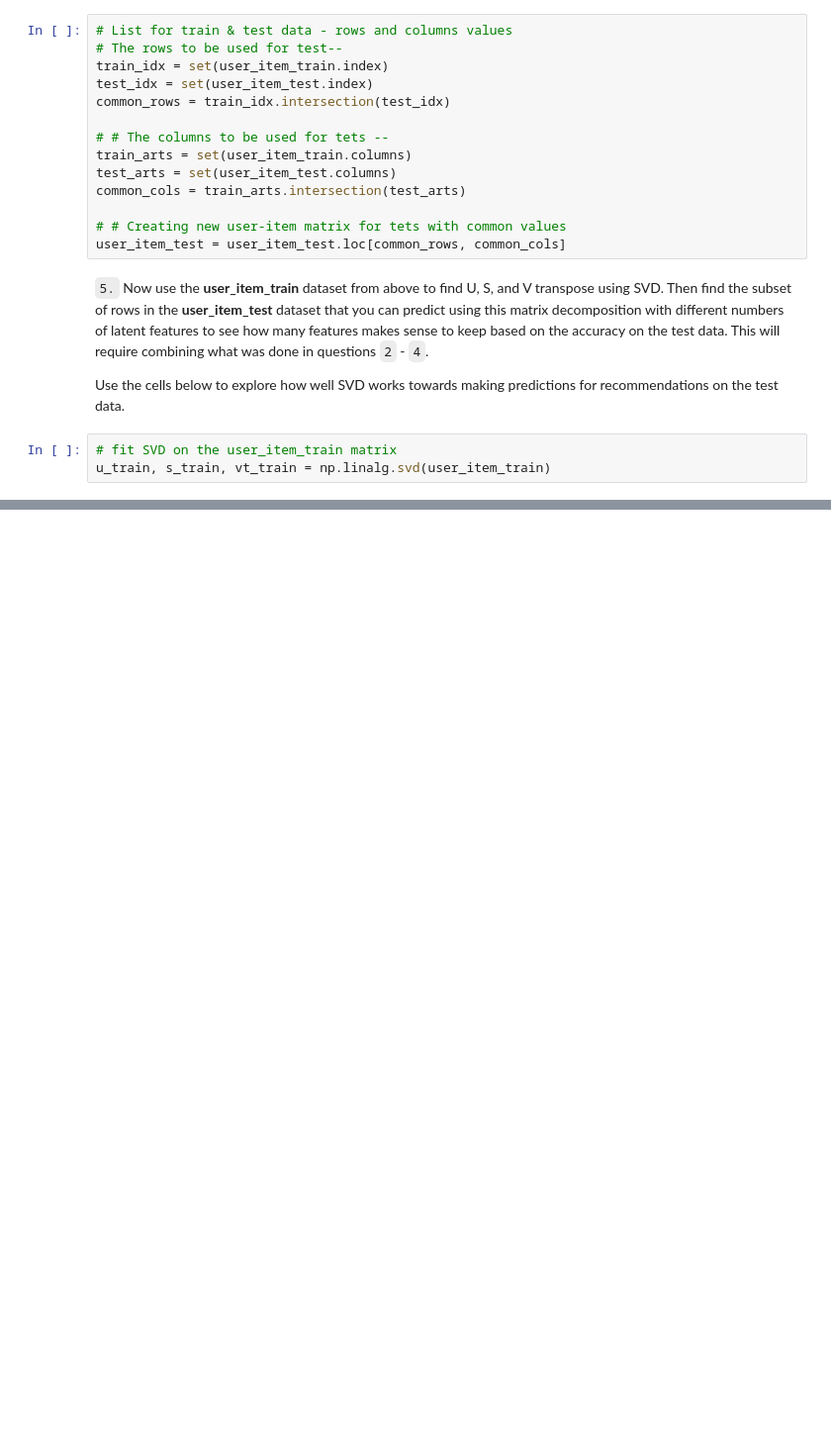
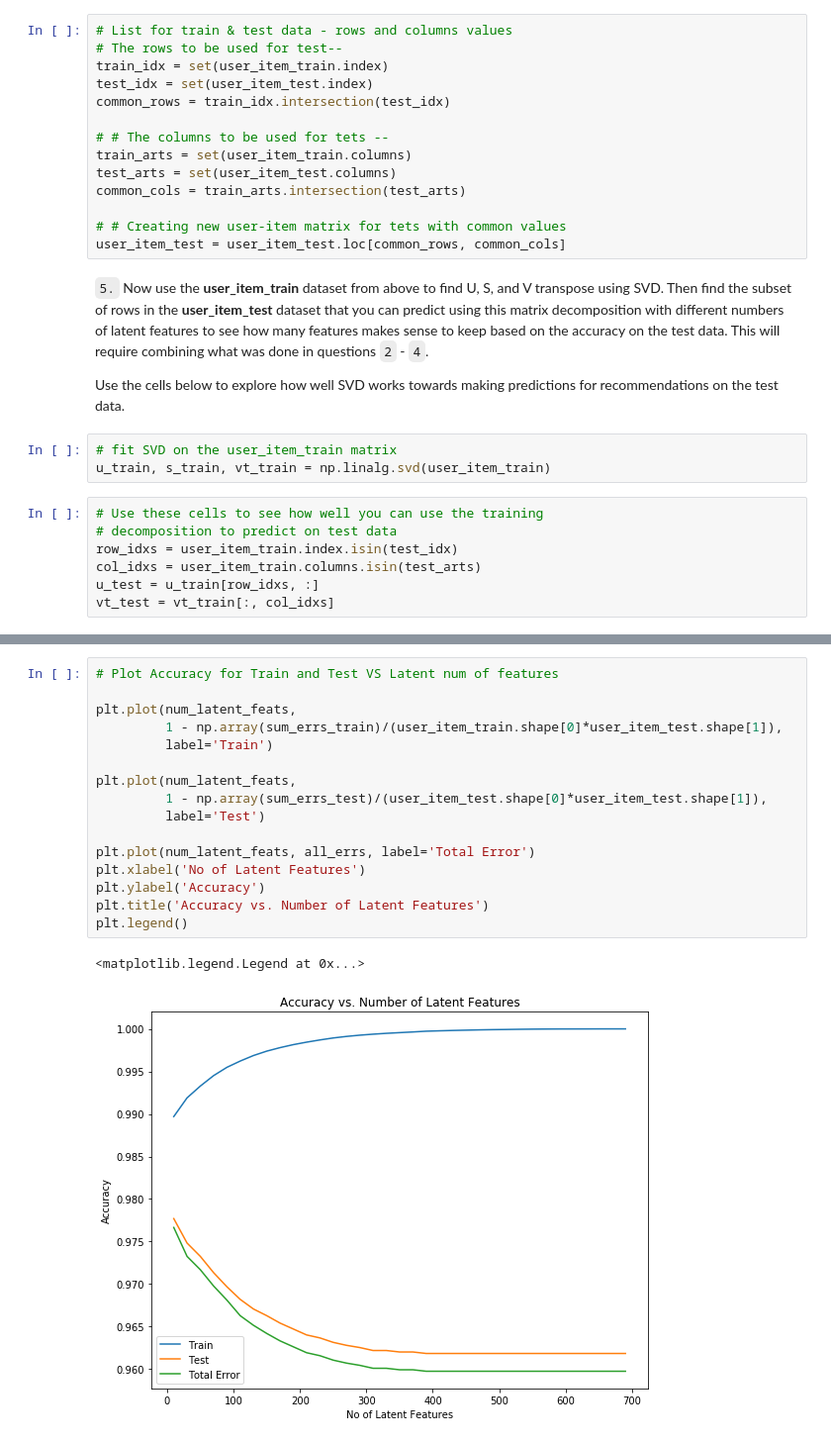
Before and after one commit to ShreeraamGit/Recommendation-ibm-articles, a Jupyter notebook: Recommendation_IBM_notebook.ipynb, the cells around one changed output, grey strips where cells are left out. Shown: that part at 99% size. Saved outputs shown, nothing was run; the diff lists cells and outputs as text; blank space fills up the shorter version.

```diff
--- a/Recommendation_IBM_notebook.ipynb
+++ b/Recommendation_IBM_notebook.ipynb
@@ -640,3 +659,10 @@ Use the cells below to explore how well SVD works towards making predictions for
 # %%
 # fit SVD on the user_item_train matrix
 u_train, s_train, vt_train = np.linalg.svd(user_item_train)
+# %%
+# Use these cells to see how well you can use the training
+# decomposition to predict on test data
+row_idxs = user_item_train.index.isin(test_idx)
+col_idxs = user_item_train.columns.isin(test_arts)
+u_test = u_train[row_idxs, :]
+vt_test = vt_train[:, col_idxs]
@@ -642,0 +702,19 @@ u_train, s_train, vt_train = np.linalg.svd(user_item_train)
+# %%
+# Plot Accuracy for Train and Test VS Latent num of features
+
+plt.plot(num_latent_feats,
+         1 - np.array(sum_errs_train)/(user_item_train.shape[0]*user_item_test.shape[1]),
+         label='Train')
+
+plt.plot(num_latent_feats,
+         1 - np.array(sum_errs_test)/(user_item_test.shape[0]*user_item_test.shape[1]),
+         label='Test')
+
+plt.plot(num_latent_feats, all_errs, label='Total Error')
+plt.xlabel('No of Latent Features')
+plt.ylabel('Accuracy')
+plt.title('Accuracy vs. Number of Latent Features')
+plt.legend()
+# %% [output]
+<matplotlib.legend.Legend at 0x...>
+[figure, added]
```
Also changed, not shown: parts of 4 cells of this notebook.
